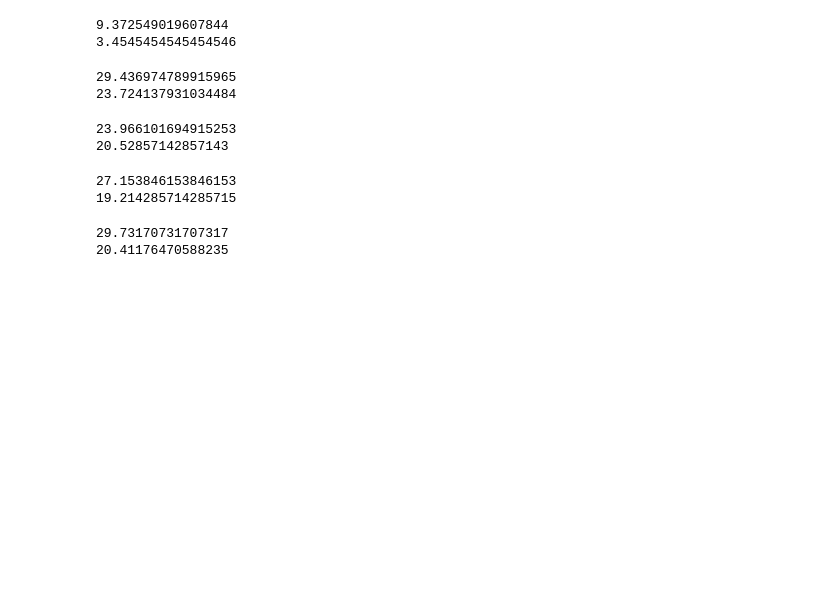
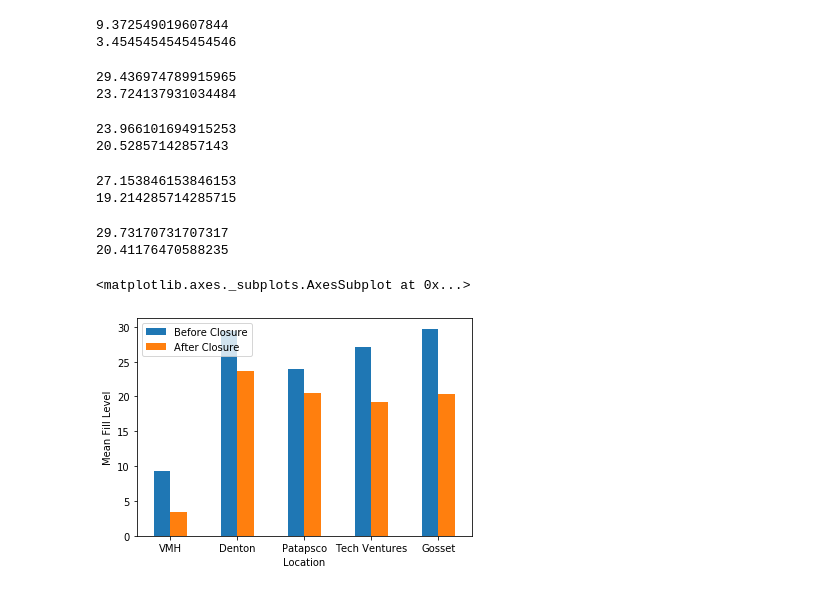
Before and after one commit to amodmathur/bmgt438a-project, a Jupyter notebook: descriptive_stats.ipynb, the cells around one changed output. Cells and saved outputs as stored; diff of their text form; code cells hidden in the pictures; blank space fills up the shorter version.

```diff
--- a/descriptive_stats.ipynb
+++ b/descriptive_stats.ipynb
@@ -77,3 +77,22 @@ print(gosset_mean_after)
 # %% [output]
 29.73170731707317
 20.41176470588235
+# %%
+# Define lists of means before and after campus closure
+before_covid_list = [vmh_mean, denton_mean, patapsco_mean, tech_ventures_mean, gosset_mean]
+after_covid_list = [vmh_mean_after, denton_mean_after, patapsco_mean_after, tech_ventures_mean_after, gosset_mean_after]
+
+
+# DataFrame of lists along with index
+index = ['VMH', 'Denton', 'Patapsco', 'Tech Ventures', 'Gosset']
+df_graph = pd.DataFrame({'Before Closure': before_covid_list, 'After Closure': after_covid_list}, index=index)
+
+# Construct bar graph and set axis labels
+bar_graph = df_graph.plot.bar(rot=0)
+bar_graph.set_xlabel("Location")
+bar_graph.set_ylabel("Mean Fill Level")
+
+bar_graph
+# %% [output]
+<matplotlib.axes._subplots.AxesSubplot at 0x...>
+[figure, added]
```
Also changed, not shown: parts of 2 cells of this notebook, 1 other file.
